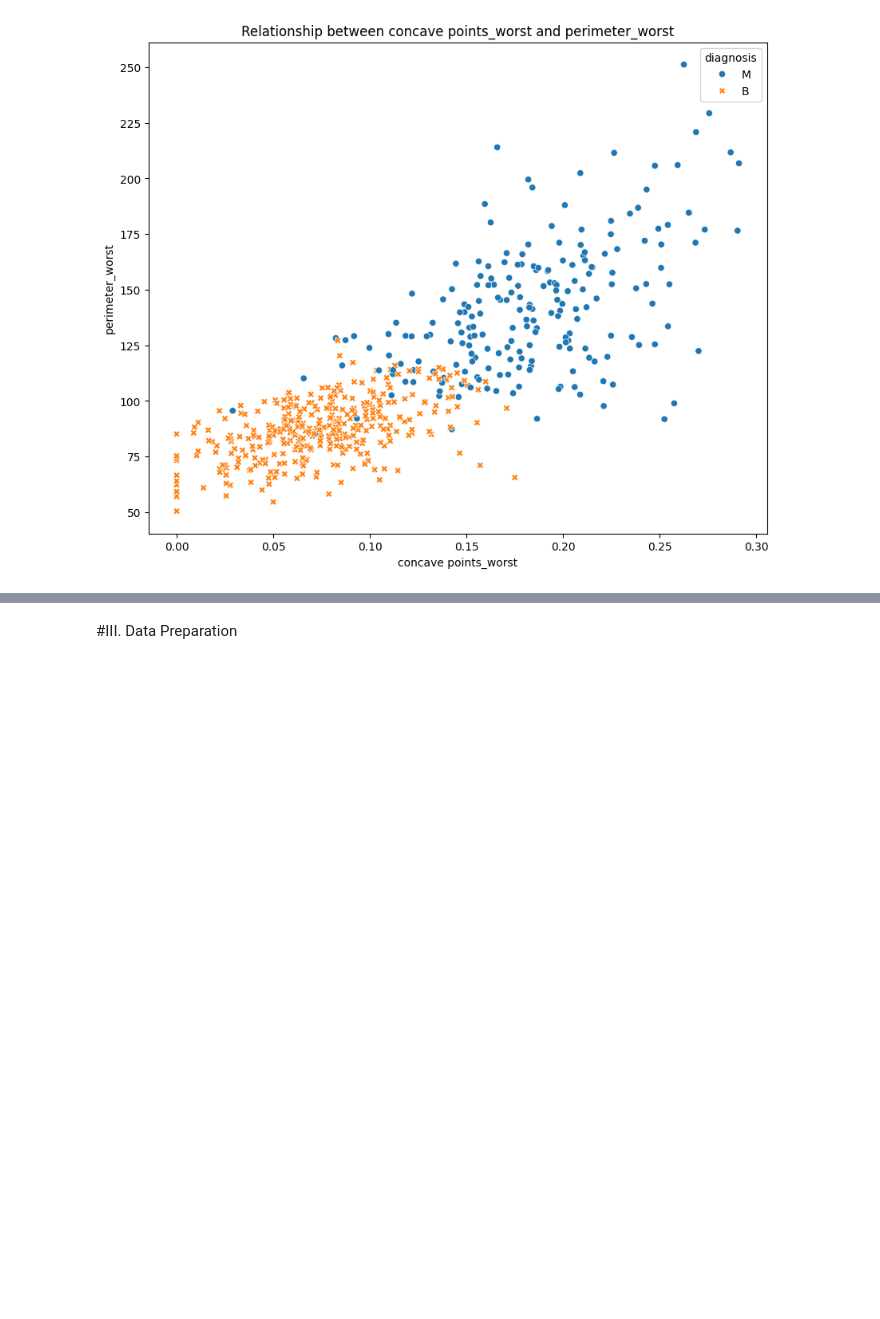
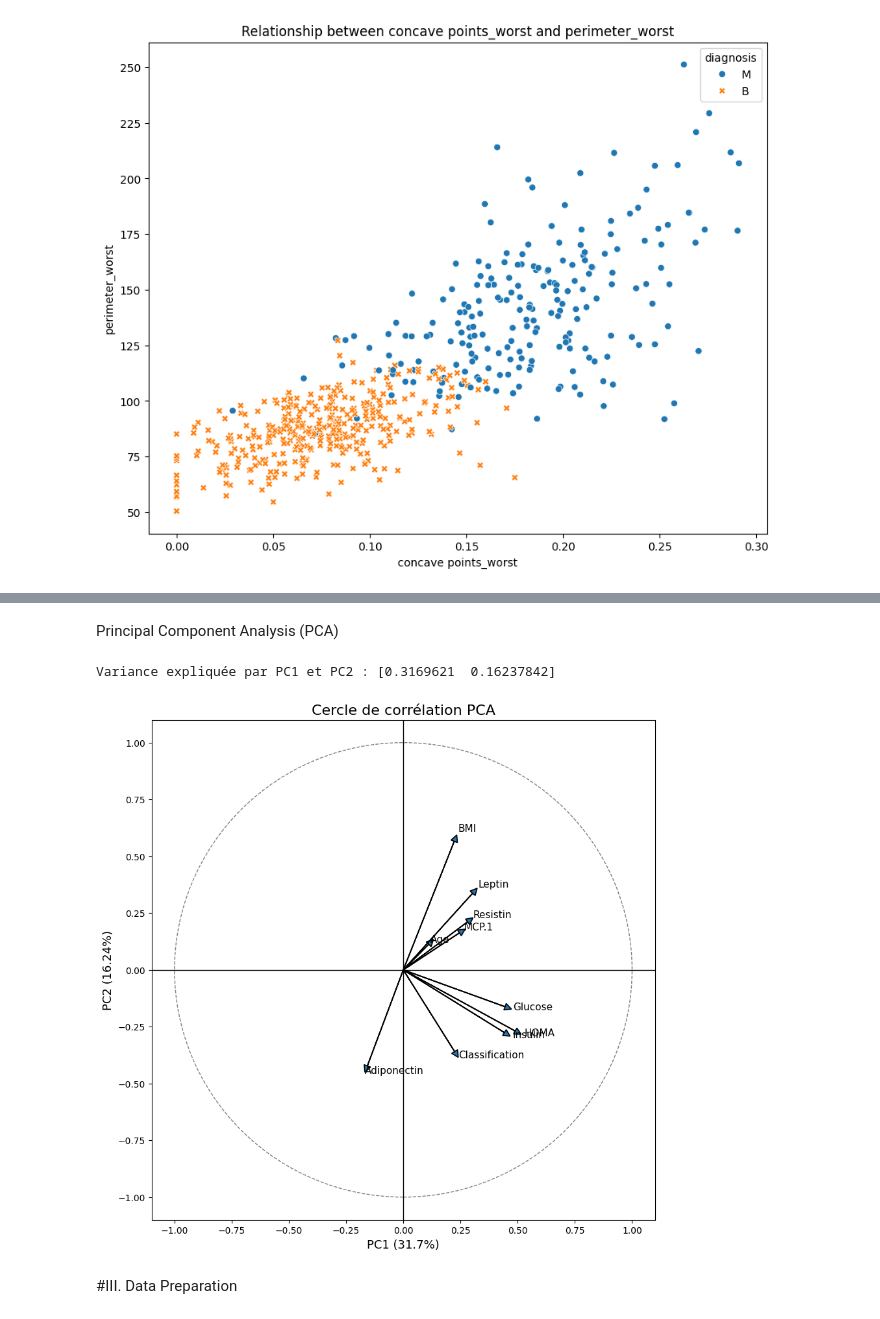
Before and after one commit to eyaguirat10/CoWin-Breast-Cancer-Detection, a Jupyter notebook: Eya_Guirat_Breast_Cancer_Detection.ipynb, the cells around one changed output, grey strips where cells are left out. Drawn from its saved outputs; the diff is of its cells as text; code cells hidden in the pictures; blank space fills up the shorter version.

```diff
--- a/Eya_Guirat_Breast_Cancer_Detection.ipynb
+++ b/Eya_Guirat_Breast_Cancer_Detection.ipynb
@@ -418,3 +583,64 @@ plt.show()
+# %% [markdown]
+Principal Component Analysis (PCA)
+# %%
+# standardisation
+from sklearn.preprocessing import StandardScaler
+from sklearn.decomposition import PCA
+import pandas as pd
+import numpy as np
+import matplotlib.pyplot as plt
+
+# --- 1. Select only numeric variables
+X = df2.select_dtypes(include=[np.number])
+
+# --- 2. Standardisation
+scaler = StandardScaler()
+X_scaled = scaler.fit_transform(X)
+
+# --- 3. PCA
+pca = PCA(n_components=2)
+pca_result = pca.fit_transform(X_scaled)
+
+# Explained variance
+print("Variance expliquée par PC1 et PC2 :", pca.explained_variance_ratio_)
+# %% [output]
+Variance expliquée par PC1 et PC2 : [0.3169621  0.16237842]
+# %%
+# --- correlation circle ---
+def plot_correlation_circle(pca, features, dim1=1, dim2=2):
+    pcs = pca.components_
+    pc1 = pcs[dim1-1]
+    pc2 = pcs[dim2-1]
+
+    fig, ax = plt.subplots(figsize=(10,10))
+
+    # Circle
+    circle = plt.Circle((0,0), 1, color='grey', fill=False, linestyle='--')
+    ax.add_artist(circle)
+
+    # Axes
+    ax.axhline(0, color='black', lw=1)
+    ax.axvline(0, color='black', lw=1)
+
+    # Variables
+    for i, feature in enumerate(features):
+        x = pc1[i]
+        y = pc2[i]
+        ax.arrow(0, 0, x, y, head_width=0.03, head_length=0.03, linewidth=1.2)
+        ax.text(x*1.08, y*1.08, feature, fontsize=11)
+
+    ax.set_xlabel(f"PC{dim1} ({round(pca.explained_variance_ratio_[dim1-1]*100,2)}%)", fontsize=13)
+    ax.set_ylabel(f"PC{dim2} ({round(pca.explained_variance_ratio_[dim2-1]*100,2)}%)", fontsize=13)
+    ax.set_title("Cercle de corrélation PCA", fontsize=16)
+    ax.set_xlim(-1.1, 1.1)
+    ax.set_ylim(-1.1, 1.1)
+    plt.grid(False)
+    plt.show()
+
+# --- Function call ---
+plot_correlation_circle(pca, X.columns)
+# %% [output]
+[figure, added]
 # %% [markdown]
 #III. Data Preparation
 # %% [markdown]
```
Also changed, not shown: parts of 80 cells of this notebook.
